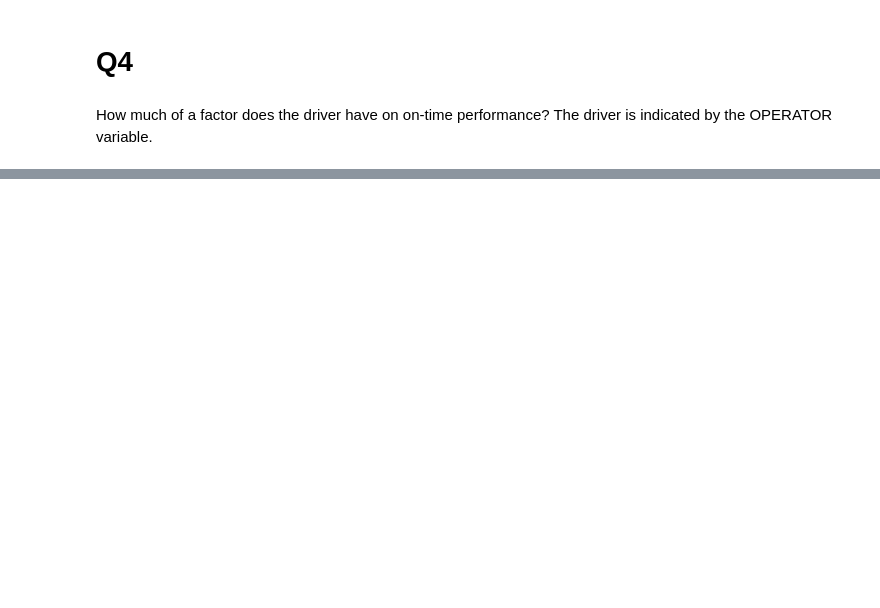
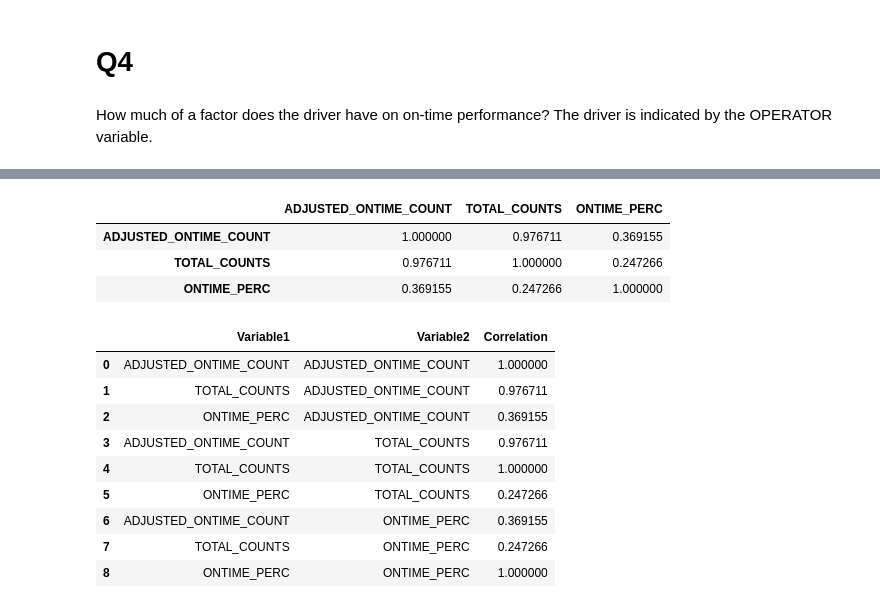
Before and after one commit to NewForce-Cohort-11-Data/wego-bus-lightyear, a Jupyter notebook: jc_wego.ipynb, the cells around one changed output, grey strips where cells are left out. Cells and saved outputs as stored; diff of their text form; code cells hidden in the pictures; blank space fills up the shorter version.

```diff
--- a/jc_wego.ipynb
+++ b/jc_wego.ipynb
@@ -122,0 +202,31 @@ How much of a factor does the driver have on on-time performance? The driver is
+# %%
+correlation_styled = correlation.style.background_gradient(cmap=bus_lightyear_cmap) #adding a gradient based on values in cell
+
+correlation_styled
+# %% [output]
+|  | ADJUSTED_ONTIME_COUNT | TOTAL_COUNTS | ONTIME_PERC |
+| ADJUSTED_ONTIME_COUNT | 1.000000 | 0.976711 | 0.369155 |
+| TOTAL_COUNTS | 0.976711 | 1.000000 | 0.247266 |
+| ONTIME_PERC | 0.369155 | 0.247266 | 1.000000 |
+# %%
+corr_long = (
+    correlation
+    .reset_index()                      # turn the row index into a column
+    .melt(id_vars='index',              # melt all other columns
+          var_name='Variable2',         # name for the column headers
+          value_name='Correlation')     # name for the correlation values
+    .rename(columns={'index': 'Variable1'})
+)
+# %%
+corr_long
+# %% [output]
+|  | Variable1 | Variable2 | Correlation |
+| 0 | ADJUSTED_ONTIME_COUNT | ADJUSTED_ONTIME_COUNT | 1.000000 |
+| 1 | TOTAL_COUNTS | ADJUSTED_ONTIME_COUNT | 0.976711 |
+| 2 | ONTIME_PERC | ADJUSTED_ONTIME_COUNT | 0.369155 |
+| 3 | ADJUSTED_ONTIME_COUNT | TOTAL_COUNTS | 0.976711 |
+| 4 | TOTAL_COUNTS | TOTAL_COUNTS | 1.000000 |
+| 5 | ONTIME_PERC | TOTAL_COUNTS | 0.247266 |
+| 6 | ADJUSTED_ONTIME_COUNT | ONTIME_PERC | 0.369155 |
+| 7 | TOTAL_COUNTS | ONTIME_PERC | 0.247266 |
+| 8 | ONTIME_PERC | ONTIME_PERC | 1.000000 |
```
Also changed, not shown: parts of 26 cells of this notebook, 9 other files.
